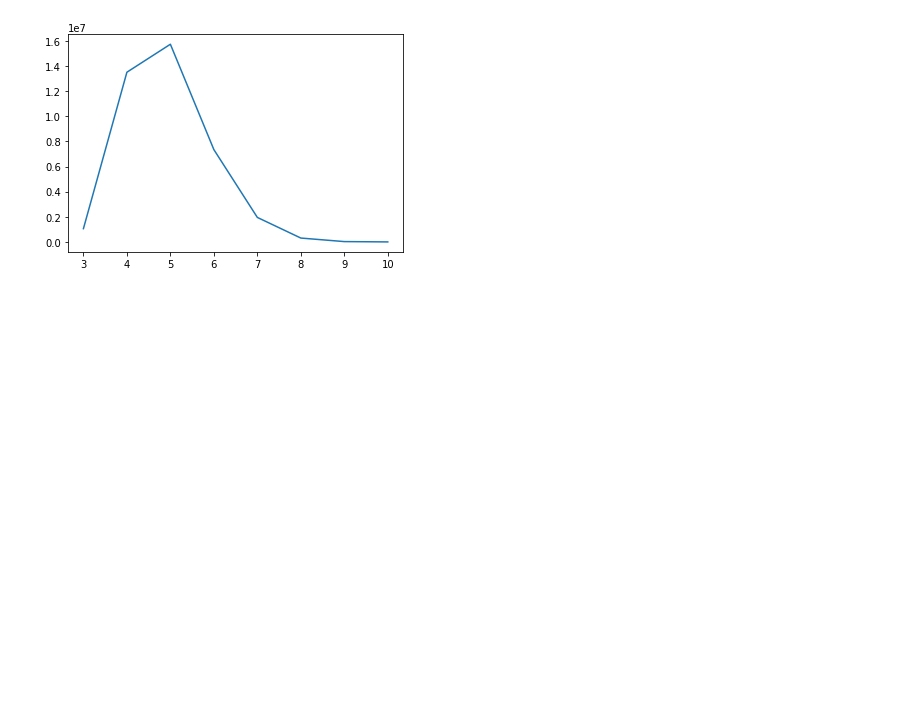
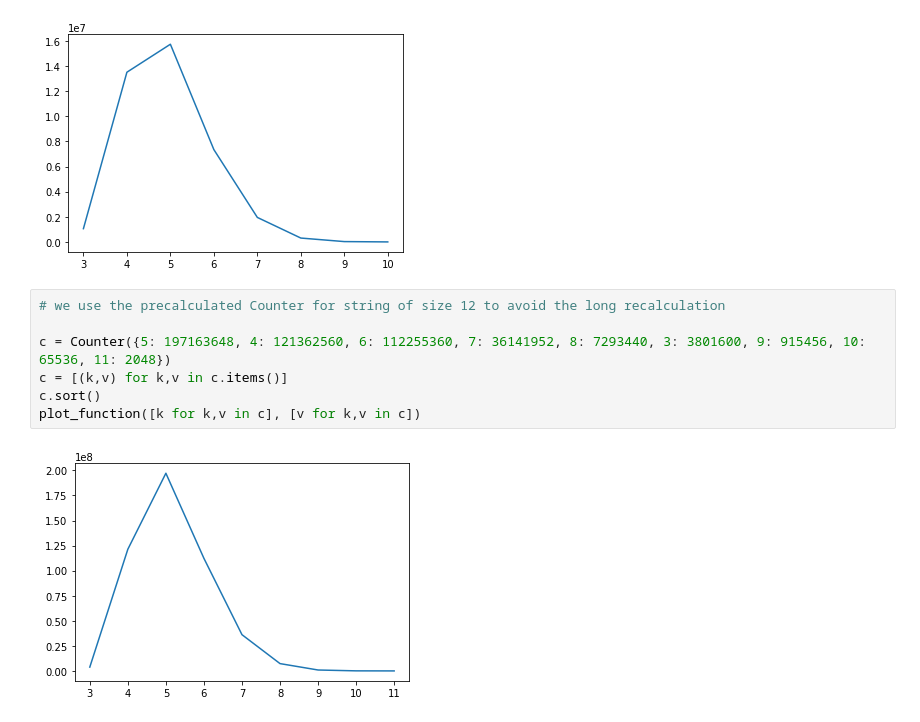
Before and after one commit to hugoleeney/jupyter_notebooks, a Jupyter notebook: Data Structures & Algorithms/Distribution of BST Depth Across Permutations.ipynb, the cells around one changed output. Drawn from its saved outputs; the diff is of its cells as text; blank space fills up the shorter version.

```diff
--- a/Data Structures & Algorithms/Distribution of BST Depth Across Permutations.ipynb
+++ b/Data Structures & Algorithms/Distribution of BST Depth Across Permutations.ipynb
@@ -250,3 +250,12 @@ c.sort()
 plot_function([k for k,v in c], [v for k,v in c])
 # %% [output]
 [figure]
+# %%
+# we use the precalculated Counter for string of size 12 to avoid the long recalculation
+
+c = Counter({5: 197163648, 4: 121362560, 6: 112255360, 7: 36141952, 8: 7293440, 3: 3801600, 9: 915456, 10: 65536, 11: 2048})
+c = [(k,v) for k,v in c.items()]
+c.sort()
+plot_function([k for k,v in c], [v for k,v in c])
+# %% [output]
+[figure, added]
```
Also changed, not shown: 6 other files.
